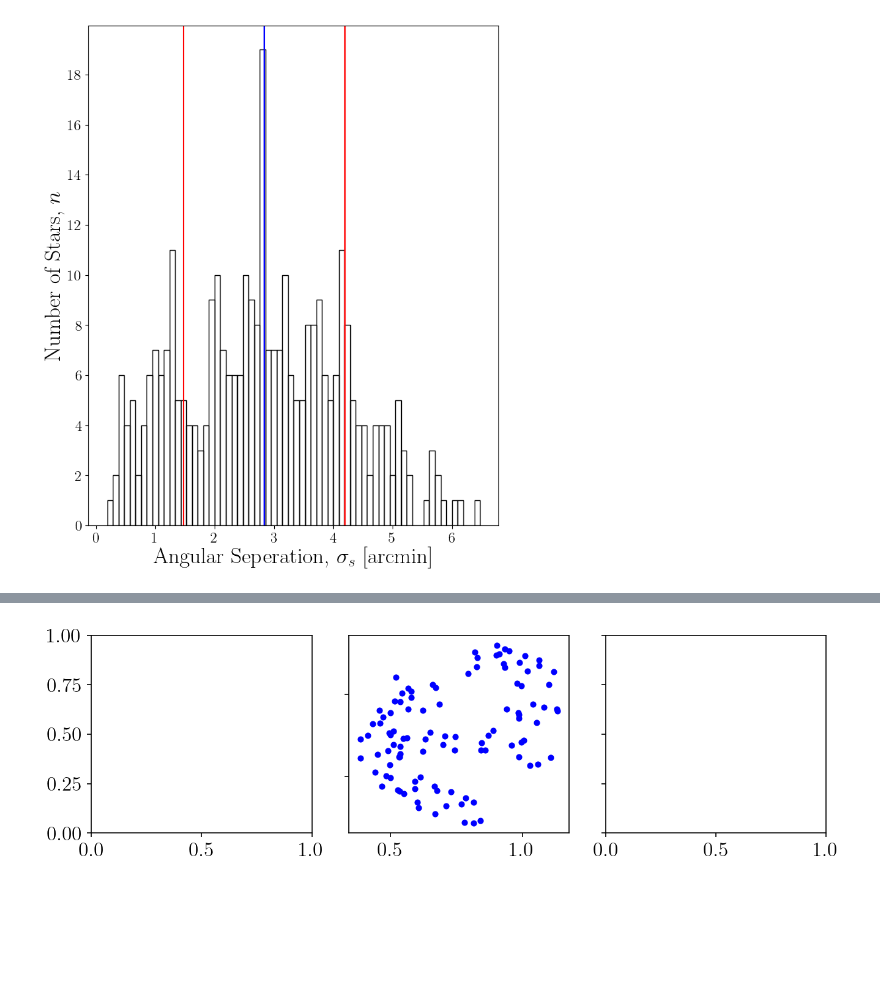
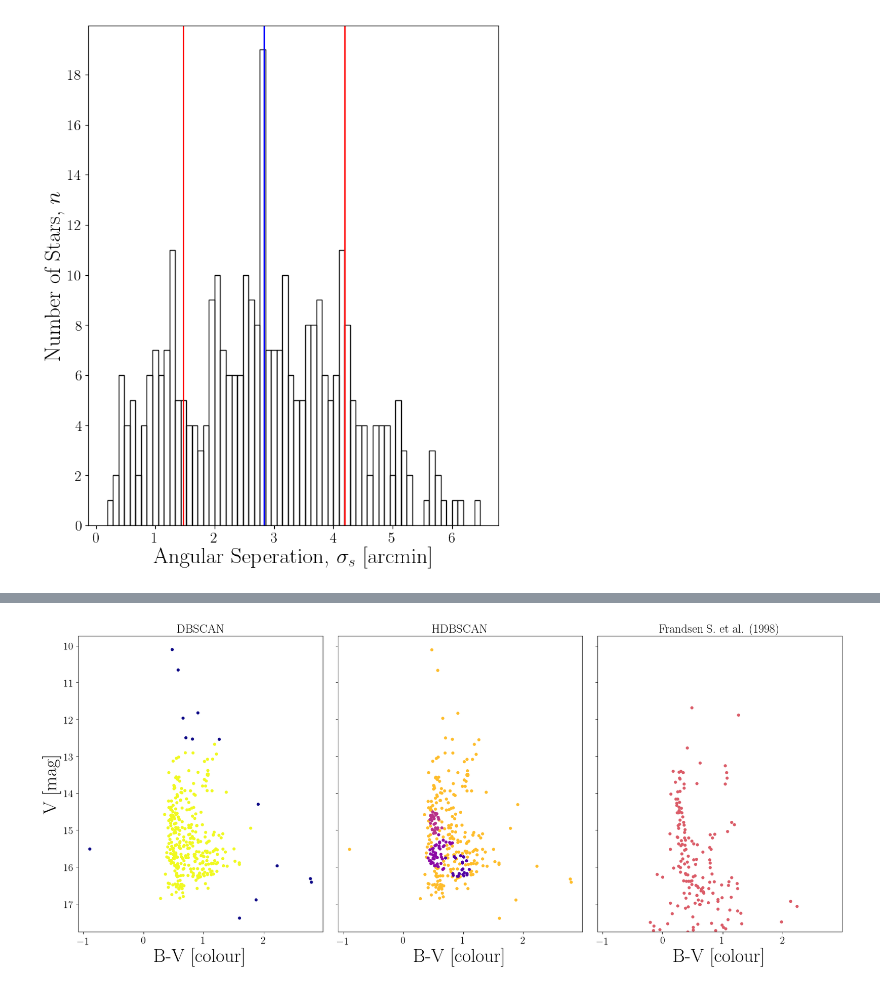
Before and after one commit to OwenJohnsons/Final_Year_Project, a Jupyter notebook: Code/classification.ipynb, the cells around one changed output, grey strips where cells are left out. Drawn from its saved outputs; the diff is of its cells as text; code cells hidden in the pictures; blank space fills up the shorter version.

```diff
--- a/Code/classification.ipynb
+++ b/Code/classification.ipynb
@@ -196,26 +200,17 @@ print(seperation.std()*2*60)
 2.7255138157679935
 [figure]
 # %%
+clus_size = int(.05*len(mag_Vc))
 cmd_data = np.transpose(np.array([mag_Vc, (mag_Bc - mag_Vc)]))
 
 # -- DBSCAN Calculation --
-preds = dbscan(cmd_data, .5, 2)[1]
+preds = dbscan(cmd_data, .5, clus_size)[1]
 dbscanned_data = np.append(cmd_data, preds.reshape(-1,1), axis=1)
 scanned_dataframe = pd.DataFrame(dbscanned_data); scanned_dataframe = scanned_dataframe.rename(columns={0: "V_mag", 1: "BV_mag", 2: "cluster_no"})
 
-# --- Isochrone Plotting ---
-
-plt.figure(figsize= (10, 10), dpi=100)
-
-# for i in np.arange(8, 10, 0.1):
-#     isochrone = iso.isochrone(age = i)
-#     modelv = isochrone['V_mag'] + 13.40
-#     modelbv = (isochrone['B_mag'] - isochrone['V_mag']) + 0.8
-#     plt.plot(modelbv, modelv, 'k')
-
 print('Unique Clusters found', len(np.unique(scanned_dataframe['cluster_no'])))
 
-plt.scatter(scanned_dataframe['BV_mag'], scanned_dataframe['V_mag'], c = scanned_dataframe['cluster_no'], edgecolors = 'k', label = scanned_dataframe['cluster_no'], cmap = 'plasma')
-plt.xlim(scanned_dataframe['BV_mag'].min() - 0.5, scanned_dataframe['BV_mag'].max() + 0.5); plt.ylim(scanned_dataframe['V_mag'].min() - 1, scanned_dataframe['V_mag'].max() + 1)
-plt.gca().invert_yaxis()
+for i in np.unique(scanned_dataframe['cluster_no']):
+    count = np.count_nonzero(scanned_dataframe['cluster_no'] == i)
+    print(i, ':', count)
 # %% [output]
@@ -263,15 +243,37 @@ Respective sizes:
-# %%
-fig, (ax1, ax2, ax3) = plt.subplots(1, 3, figsize=(9,3), dpi = 150)
-
-# fig.suptitle('Sharing x per column, y per row')
-# ax1.plot(x, y)
-ax2.scatter((mag_Bc - mag_Vc)[cluster_mask], mag_Vc[cluster_mask], color = 'blue', s = 15)
-# ax3.plot(x, -y, 'tab:green')
-# ax4.plot(x, -y**2, 'tab:red')
-
-for ax in fig.get_axes():
-    ax.label_outer()
-
-plt.tight_layout()
-# %% [output]
-[figure, removed]
+# %%
+fig, (ax1, ax2, ax3) = plt.subplots(1, 3, figsize=(18,8), dpi = 100)
+
+dot_size = 15
+
+# fig.suptitle('Population Determination Comparison: NGC 2324')
+
+# --- DBScan Plot ---
+ax1.scatter(scanned_dataframe['BV_mag'], scanned_dataframe['V_mag'], c = scanned_dataframe['cluster_no'], label = scanned_dataframe['cluster_no'], cmap = 'plasma', s = dot_size)
+y_low, y_high = ax1.get_ylim(); x_low, x_high = ax1.get_xlim()
+ax1.set_title('DBSCAN')
+ax1.set_ylabel('V [mag]')
+
+
+# --- HDBScan Plot ---
+c = 0
+for i in np.unique(grouping):
+    cluster_mask = np.where(grouping == i)
+    ax2.scatter((mag_Bc - mag_Vc)[cluster_mask], mag_Vc[cluster_mask], s = dot_size, color = color_palette[i])
+    c += 1
+ax2.set_title('HDBSCAN')
+
+
+# --- Archived Data Plot ---
+webda_V, webda_BV = np.loadtxt('calibration_parameters/magnitude_processing/NGC2324_WEBDA.txt', usecols = (2, 3), unpack = True)
+ax3.scatter(webda_BV, webda_V, s = dot_size, color = color_palette[3])
+ax3.set_xlim(x_low, x_high); ax3.set_ylim(y_low, y_high)
+ax3.set_title('Frandsen S. et al. (1998)')
+
+for ax in fig.get_axes():
+    ax.label_outer()
+    ax.set_xlabel('B-V [colour]')
+    ax.invert_yaxis()
+
+plt.tight_layout()
+# %% [output]
+[figure, added]
```
Also changed, not shown: parts of 10 cells of this notebook, 6 other files.
